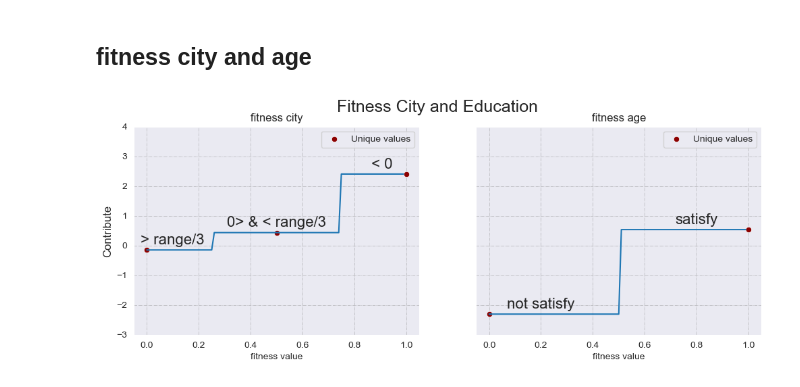
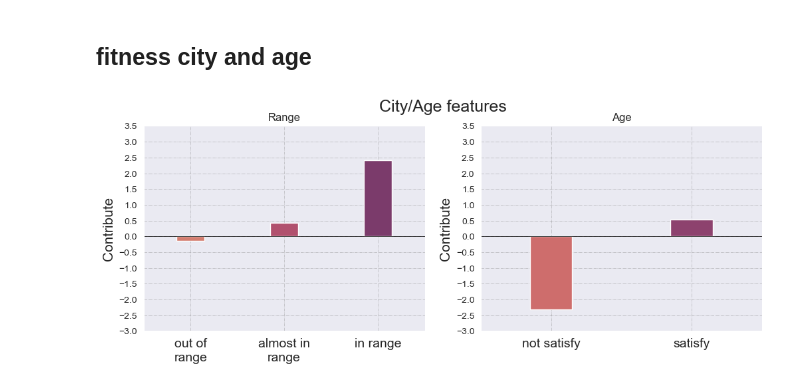
Before and after one commit to jacons/Interpretable-by-design-Human-Recommender, a Jupyter notebook: InterpretabilityByDesign/EBM-Explainability.ipynb, the cells around one changed output. Saved outputs shown, nothing was run; the diff lists cells and outputs as text; code cells hidden in the pictures.

```diff
--- a/InterpretabilityByDesign/EBM-Explainability.ipynb
+++ b/InterpretabilityByDesign/EBM-Explainability.ipynb
@@ -17,3 +14,5 @@ explanator = EBMExplanator("../Models/GlassBox/ebm/saved_models/EBMReg",
+# %%
+interpreter = ExplainableBMInterpreter('./../Models/GlassBox/ebm/saved_models/EBM_Interpreter')
 # %% [markdown]
 ## fitness education
 # %%
@@ -64,35 +47,27 @@ age_points = explanator.piecewise_functions["fitness_age"].points
 # %%
-_, axs = plt.subplots(ncols=2,figsize=(12,4),sharey=True,sharex=True)
+city_points = interpreter.build_dataframe_function("fitness_city")
+age_points = interpreter.build_dataframe_function("fitness_age")
 
-sns.lineplot(x="x",y="y",data=city, ax=axs[0])
-sns.scatterplot(x="x",y="y",data=city_points, ax=axs[0], color="#8B0000", label="Unique values")
-# axs[0].fill_between(city['x'], city['lower'], city['upper'], color='#5F5F5F', alpha=0.3)
+_, axs = plt.subplots(ncols=2,figsize=(12,4))
+
+sns.barplot(x="x",y="y", data=city_points, palette="flare", width=0.3, ax=axs[0])
+axs[0].axhline(y=0,color="black",linestyle="-",linewidth=0.5)
+axs[0].set_yticks([*np.arange(-3,4, 0.5)])
 axs[0].grid(color='grey', linestyle='-.', linewidth=0.5, alpha=0.5)
-axs[0].set_xlabel("fitness value", fontsize=10)
-axs[0].set_ylabel("Contribute", fontsize=12)
-axs[0].set_title("fitness city")
-axs[0].text(0.1, city_points.values[0][1] + 0.1 , "> range/3",
-            ha='center', va='bottom', fontsize=16)
-axs[0].text(0.5, city_points.values[1][1] + 0.1 , "0> & < range/3",
-            ha='center', va='bottom', fontsize=16)
-axs[0].text(0.9, city_points.values[2][1] + 0.1 , " < 0",
-            ha='center', va='bottom', fontsize=16)
-axs[0].set_ylim([-3,4])
+axs[0].set_xlabel("")
+axs[0].set_ylabel("Contribute", fontsize=15)
+axs[0].set_title("Range")
+axs[0].set_xticks([0, 1, 2],["out of\nrange","almost in\nrange","in range"],fontsize=14)
 
-
-sns.lineplot(x="x",y="y",data=age, ax=axs[1])
-sns.scatterplot(x="x",y="y",data=age_points, ax=axs[1], color="#8B0000", label="Unique values")
-# axs[1].fill_between(edu_bonus['x'], edu_bonus['lower'], edu_bonus['upper'], color='#4B4BFF', alpha=0.3)
+sns.barplot(x="x",y="y",data=age_points,  palette="flare",width=0.3, ax=axs[1])
+axs[1].axhline(y=0,color="black",linestyle="-",linewidth=0.5)
 axs[1].grid(color='grey', linestyle='-.', linewidth=0.5, alpha=0.5)
-axs[1].set_xlabel("fitness value", fontsize=10)
-axs[1].set_ylabel("Contribute", fontsize=12)
-axs[1].set_title("fitness age")
-axs[1].text(0.2, age_points.values[1][1] + 0.1, "not satisfy",
-            ha='center', va='bottom', fontsize=16)
-axs[1].text(0.8, age_points.values[0][1] + 0.1 , "satisfy",
-            ha='center', va='bottom', fontsize=16)
-
-plt.suptitle("Fitness City and Education",fontsize=18)
+axs[1].set_xlabel("")
+axs[1].set_ylabel("Contribute", fontsize=15)
+axs[1].set_title("Age")
+axs[1].set_xticks([0, 1],["not satisfy","satisfy"],fontsize=14)
+axs[1].set_yticks(axs[0].get_yticks())
+plt.suptitle("City/Age features",fontsize=18)
 plt.show()
 # %% [output]
-[figure, old version]
+[figure, new version]
```
Also changed, not shown: parts of 18 cells of this notebook, 26 other files.
